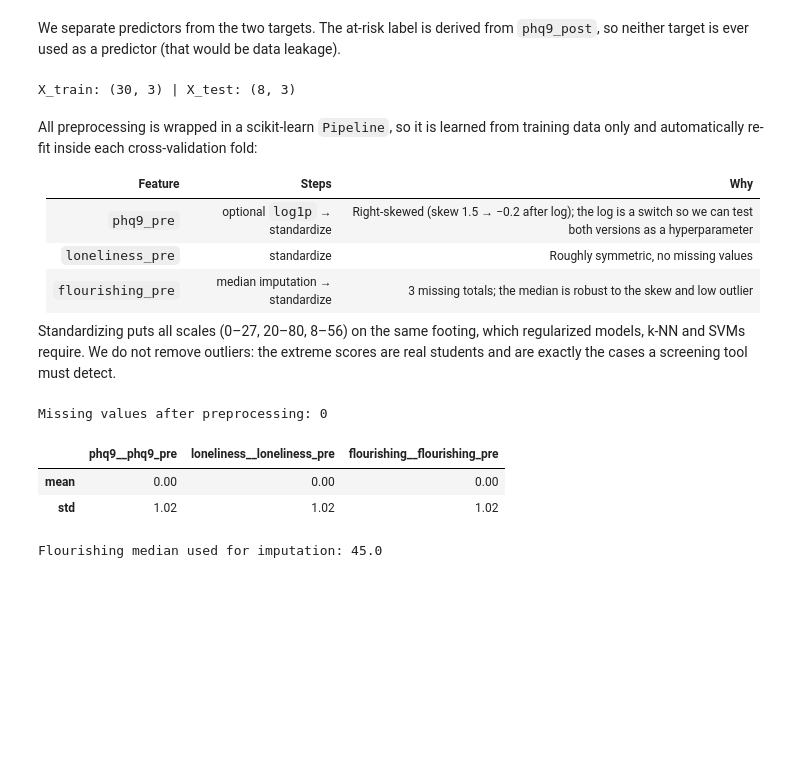
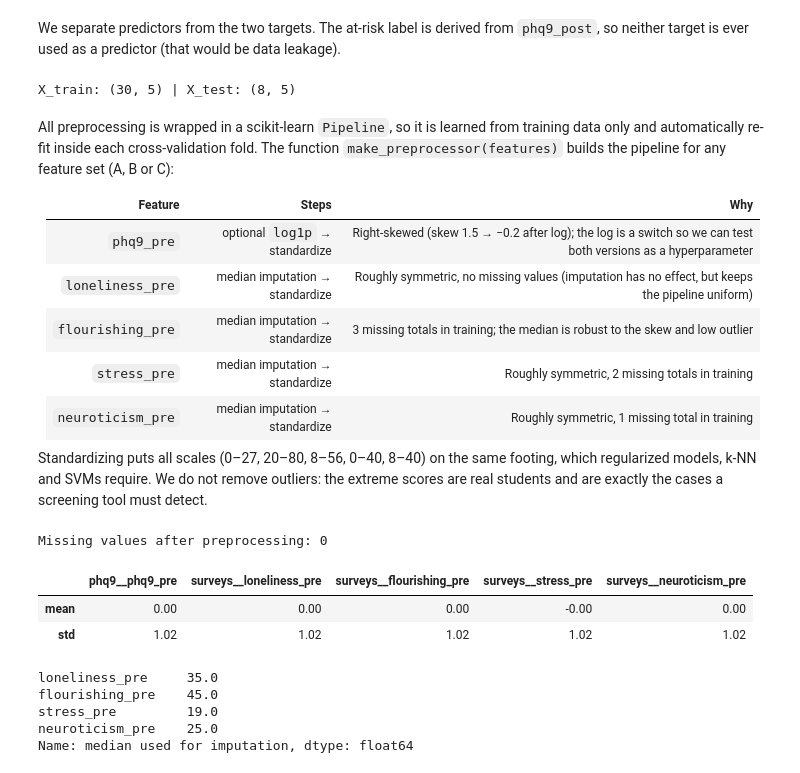
Before and after one commit to mariabssadh1-droid/spark_check, a Jupyter notebook: INSY 674-Group Project.ipynb, the cells around one changed output. Cells and saved outputs as stored; diff of their text form; code cells hidden in the pictures; blank space fills up the shorter version.

```diff
--- a/INSY 674-Group Project.ipynb
+++ b/INSY 674-Group Project.ipynb
@@ -859,13 +1074,15 @@ primarily on cross-validation within the training set.
 student_train = train_data.copy()
 # %%
 # Profile each attribute: role, valid range, missingness, and distribution shape
-features = ["phq9_pre", "loneliness_pre", "flourishing_pre"]
+features = ["phq9_pre", "loneliness_pre", "flourishing_pre", "stress_pre", "neuroticism_pre"]
 target = "phq9_post"
 
 scale_ranges = {
     "phq9_pre": (0, 27),
     "loneliness_pre": (20, 80),
     "flourishing_pre": (8, 56),
+    "stress_pre": (0, 40),
+    "neuroticism_pre": (8, 40),
     "phq9_post": (0, 27),
 }
 
@@ -1127,7 +1377,14 @@ We separate predictors from the two targets. The at-risk label is derived from `
 neither target is ever used as a predictor (that would be data leakage).
 # %%
 # Separate predictors and targets (training and test sets)
-feature_columns = ["phq9_pre", "loneliness_pre", "flourishing_pre"]
+feature_columns = ["phq9_pre", "loneliness_pre", "flourishing_pre", "stress_pre", "neuroticism_pre"]
+
+# Nested feature sets to compare in the modeling section
+feature_sets = {
+    "A: PHQ-9 only": ["phq9_pre"],
+    "B: + loneliness, flourishing": ["phq9_pre", "loneliness_pre", "flourishing_pre"],
+    "C: + stress, neuroticism": feature_columns,
+}
 
 X_train = train_data[feature_columns].copy()
 X_test = test_data[feature_columns].copy()
@@ -1140,20 +1397,23 @@ y_test_risk = test_data["at_risk"].copy()
 
 print("X_train:", X_train.shape, "| X_test:", X_test.shape)
 # %% [output]
-X_train: (30, 3) | X_test: (8, 3)
+X_train: (30, 5) | X_test: (8, 5)
 # %% [markdown]
 All preprocessing is wrapped in a scikit-learn `Pipeline`, so it is learned from training data
-only and automatically re-fit inside each cross-validation fold:
+only and automatically re-fit inside each cross-validation fold. The function
+`make_preprocessor(features)` builds the pipeline for any feature set (A, B or C):
 
 | Feature | Steps | Why |
 |---|---|---|
 | `phq9_pre` | optional `log1p` → standardize | Right-skewed (skew 1.5 → −0.2 after log); the log is a switch so we can test both versions as a hyperparameter |
-| `loneliness_pre` | standardize | Roughly symmetric, no missing values |
-| `flourishing_pre` | median imputation → standardize | 3 missing totals; the median is robust to the skew and low outlier |
+| `loneliness_pre` | median imputation → standardize | Roughly symmetric, no missing values (imputation has no effect, but keeps the pipeline uniform) |
+| `flourishing_pre` | median imputation → standardize | 3 missing totals in training; the median is robust to the skew and low outlier |
+| `stress_pre` | median imputation → standardize | Roughly symmetric, 2 missing totals in training |
+| `neuroticism_pre` | median imputation → standardize | Roughly symmetric, 1 missing total in training |
 
-Standardizing puts all scales (0–27, 20–80, 8–56) on the same footing, which regularized models,
-k-NN and SVMs require. We do not remove outliers: the extreme scores are real students and are
-exactly the cases a screening tool must detect.
+Standardizing puts all scales (0–27, 20–80, 8–56, 0–40, 8–40) on the same footing, which
+regularized models, k-NN and SVMs require. We do not remove outliers: the extreme scores are real
+students and are exactly the cases a screening tool must detect.
 # %%
 # Reusable, leak-free preprocessing pipeline
 import numpy as np
@@ -1162,45 +1422,54 @@ from sklearn.impute import SimpleImputer
 from sklearn.pipeline import Pipeline
 from sklearn.preprocessing import FunctionTransformer, StandardScaler
 
-def make_preprocessor(log_phq9=True):
+def make_preprocessor(features, log_phq9=True):
     """
-    Build the preprocessing steps applied before any model.
+    Build the preprocessing steps for a given list of predictor columns.
 
     - phq9_pre: optional log1p transform (reduces right skew), then standardize
-    - loneliness_pre: standardize
-    - flourishing_pre: impute missing totals with the training median, then standardize
+    - all other predictors: impute missing totals with the training median, then standardize
+      (loneliness has no missing values, so imputation simply does nothing there)
 
     Because these steps live inside a Pipeline, they are re-fit on the training folds only
     during cross-validation, so no information from validation or test students leaks in.
     """
-    phq9_steps = [("scale", StandardScaler())]
-    if log_phq9:
-        phq9_steps.insert(0, ("log1p", FunctionTransformer(np.log1p, feature_names_out="one-to-one")))
+    transformers = []
 
-    return ColumnTransformer([
-        ("phq9", Pipeline(phq9_steps), ["phq9_pre"]),
-        ("loneliness", StandardScaler(), ["loneliness_pre"]),
-        ("flourishing", Pipeline([
+    if "phq9_pre" in features:
+        phq9_steps = [("scale", StandardScaler())]
+        if log_phq9:
+            phq9_steps.insert(0, ("log1p", FunctionTransformer(np.log1p, feature_names_out="one-to-one")))
+        transformers.append(("phq9", Pipeline(phq9_steps), ["phq9_pre"]))
+
+    other_features = [f for f in features if f != "phq9_pre"]
+    if other_features:
+        transformers.append(("surveys", Pipeline([
             ("impute", SimpleImputer(strategy="median")),
             ("scale", StandardScaler()),
-        ]), ["flourishing_pre"]),
-    ])
+        ]), other_features))
+
+    return ColumnTransformer(transformers)
 # %%
 # Sanity check: fit on training data only, then inspect the transformed features
-preprocessor = make_preprocessor(log_phq9=True)
+preprocessor = make_preprocessor(feature_columns, log_phq9=True)
 X_train_prepared = preprocessor.fit_transform(X_train)
 X_test_prepared = preprocessor.transform(X_test)   # transform only — never fit on test
 
 prepared_check = pd.DataFrame(
     X_train_prepared, columns=preprocessor.get_feature_names_out()
 )
 print("Missing values after preprocessing:", int(np.isnan(X_train_prepared).sum()))
 display(prepared_check.describe().loc[["mean", "std"]].round(2))
-print("Flourishing median used for imputation:",
-      preprocessor.named_transformers_["flourishing"].named_steps["impute"].statistics_[0])
+
+imputer = preprocessor.named_transformers_["surveys"].named_steps["impute"]
+display(pd.Series(imputer.statistics_, index=feature_columns[1:], name="median used for imputation"))
 # %% [output]
 Missing values after preprocessing: 0
-|  | phq9__phq9_pre | loneliness__loneliness_pre | flourishing__flourishing_pre |
-| mean | 0.00 | 0.00 | 0.00 |
-| std | 1.02 | 1.02 | 1.02 |
+|  | phq9__phq9_pre | surveys__loneliness_pre | surveys__flourishing_pre | surveys__stress_pre | surveys__neuroticism_pre |
+| mean | 0.00 | 0.00 | 0.00 | -0.00 | 0.00 |
+| std | 1.02 | 1.02 | 1.02 | 1.02 | 1.02 |
-Flourishing median used for imputation: 45.0
+loneliness_pre     35.0
+flourishing_pre    45.0
+stress_pre         19.0
+neuroticism_pre    25.0
+Name: median used for imputation, dtype: float64
```
Also changed, not shown: parts of 31 cells of this notebook.
